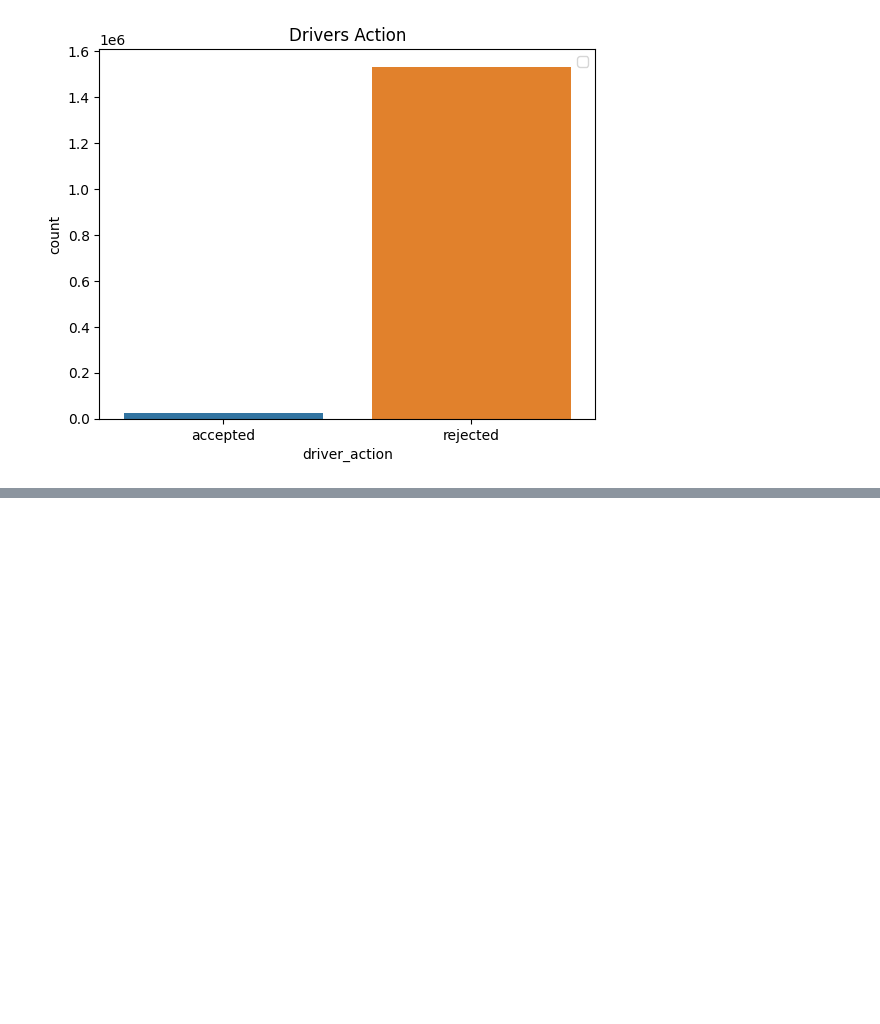
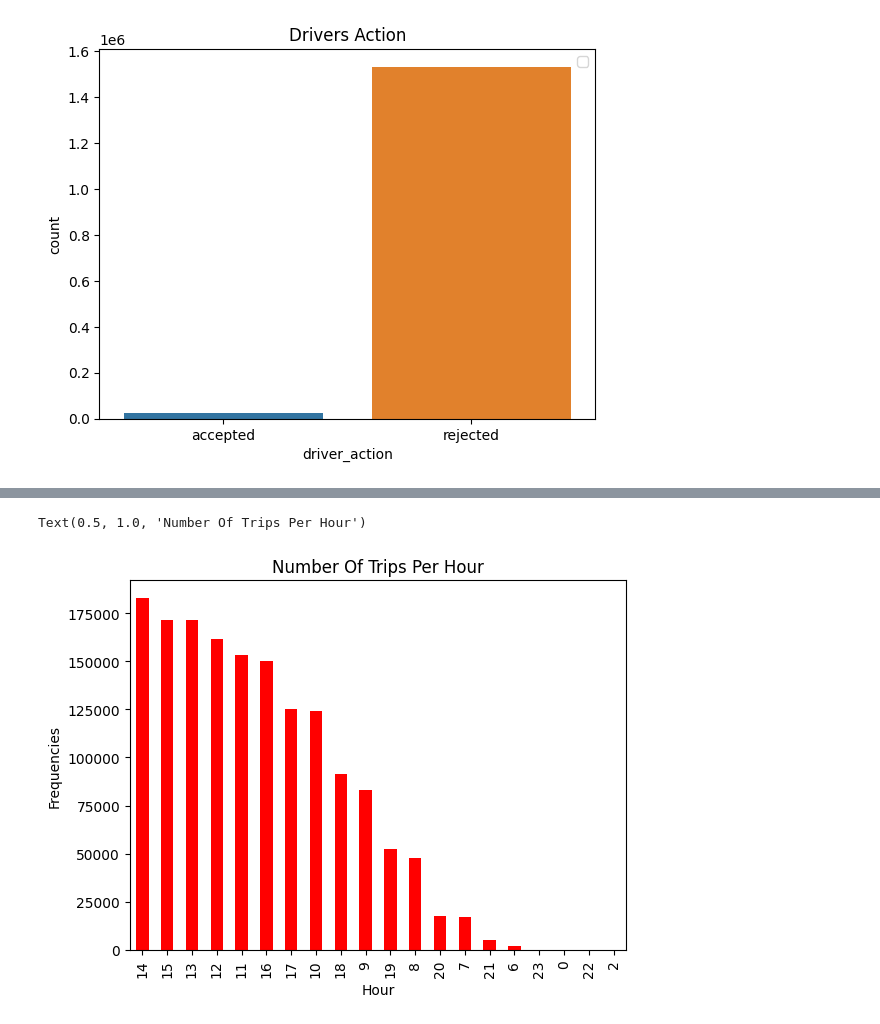
Before and after one commit to nahomHmichael/gokada-delivery-optimisation-with-causal-inference, a Jupyter notebook: notebooks/EDA.ipynb, the cells around one changed output, grey strips where cells are left out. Saved outputs shown, nothing was run; the diff lists cells and outputs as text; code cells hidden in the pictures; blank space fills up the shorter version.

```diff
--- a/notebooks/EDA.ipynb
+++ b/notebooks/EDA.ipynb
@@ -460,0 +473,11 @@ merge_df['day_of_week'].value_counts().plot(kind='bar')
+# %%
+# plot number of trips per hour.
+# N.B the time is given in UTC format
+hours = merge_df['trip_start_time'].dt.hour.value_counts()
+hours.plot(kind='bar',color='red')
+plt.xlabel('Hour')
+plt.ylabel('Frequencies')
+plt.title('Number Of Trips Per Hour')
+# %% [output]
+Text(0.5, 1.0, 'Number Of Trips Per Hour')
+[figure, added]
```
Also changed, not shown: parts of 2 cells of this notebook.
